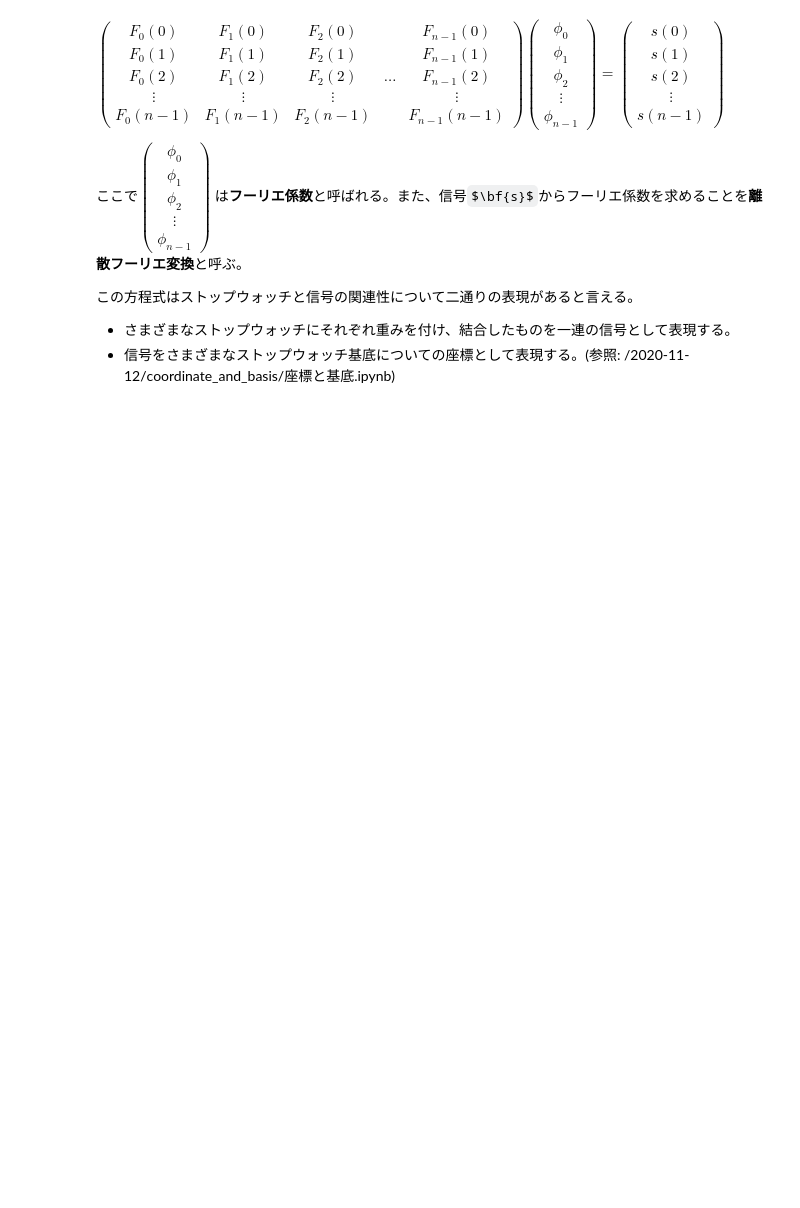
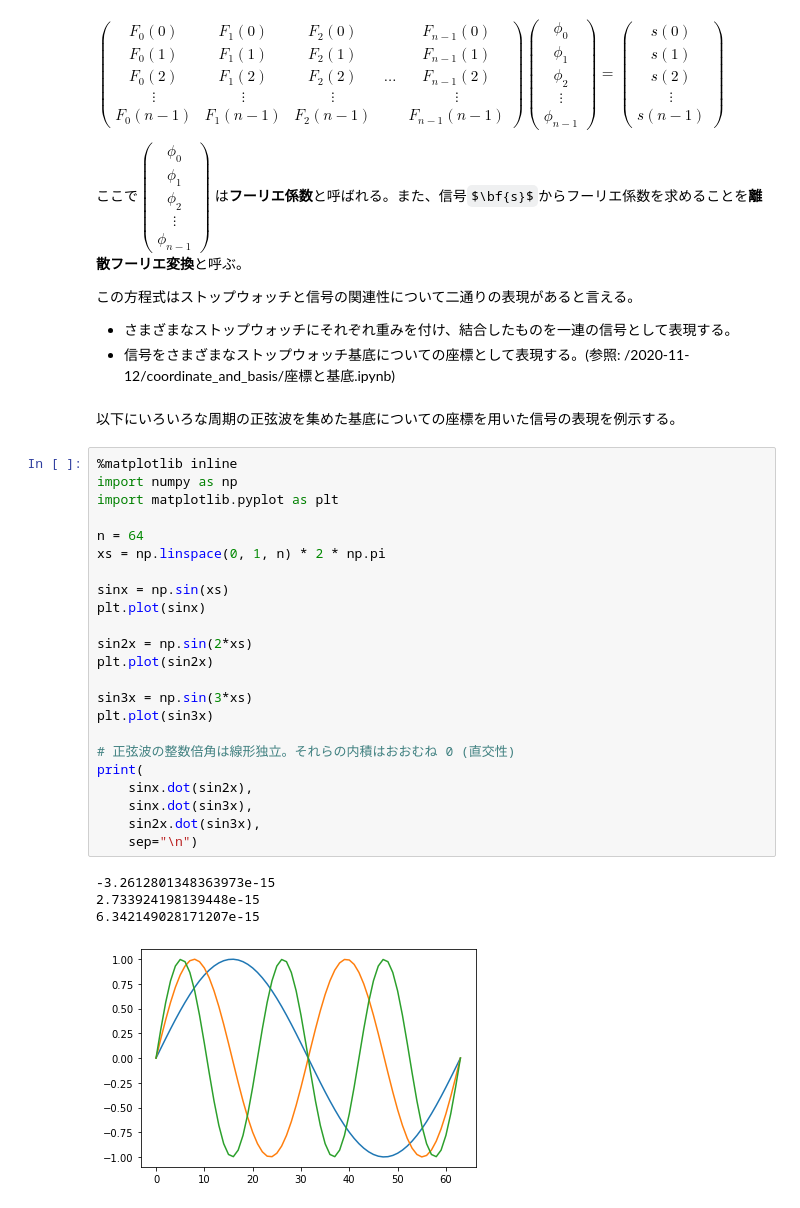
Before and after one commit to conf8o/python-audio-study, a Jupyter notebook: 2020-11-12/stopwatch/正弦波の重み付き和としての信号.ipynb, the cells around one changed output. Saved outputs shown, nothing was run; the diff lists cells and outputs as text; some formulas as TeX source; blank space fills up the shorter version.

Commit message:
plot signals as wighted sin carves

```diff
--- a/2020-11-12/stopwatch/正弦波の重み付き和としての信号.ipynb
+++ b/2020-11-12/stopwatch/正弦波の重み付き和としての信号.ipynb
@@ -98,3 +98,33 @@ $
 
 * さまざまなストップウォッチにそれぞれ重みを付け、結合したものを一連の信号として表現する。
 * 信号をさまざまなストップウォッチ基底についての座標として表現する。(参照: /2020-11-12/coordinate_and_basis/座標と基底.ipynb)
+# %% [markdown]
+以下にいろいろな周期の正弦波を集めた基底についての座標を用いた信号の表現を例示する。
+# %%
+%matplotlib inline
+import numpy as np
+import matplotlib.pyplot as plt
+
+n = 64
+xs = np.linspace(0, 1, n) * 2 * np.pi
+
+sinx = np.sin(xs)
+plt.plot(sinx)
+
+sin2x = np.sin(2*xs)
+plt.plot(sin2x)
+
+sin3x = np.sin(3*xs)
+plt.plot(sin3x)
+
+# 正弦波の整数倍角は線形独立。それらの内積はおおむね 0 (直交性)
+print(
+    sinx.dot(sin2x),
+    sinx.dot(sin3x),
+    sin2x.dot(sin3x),
+    sep="\n")
+# %% [output]
+-3.2612801348363973e-15
+2.733924198139448e-15
+6.342149028171207e-15
+[figure, added]
```
Also changed, not shown: parts of 5 cells of this notebook, 3 other files.
